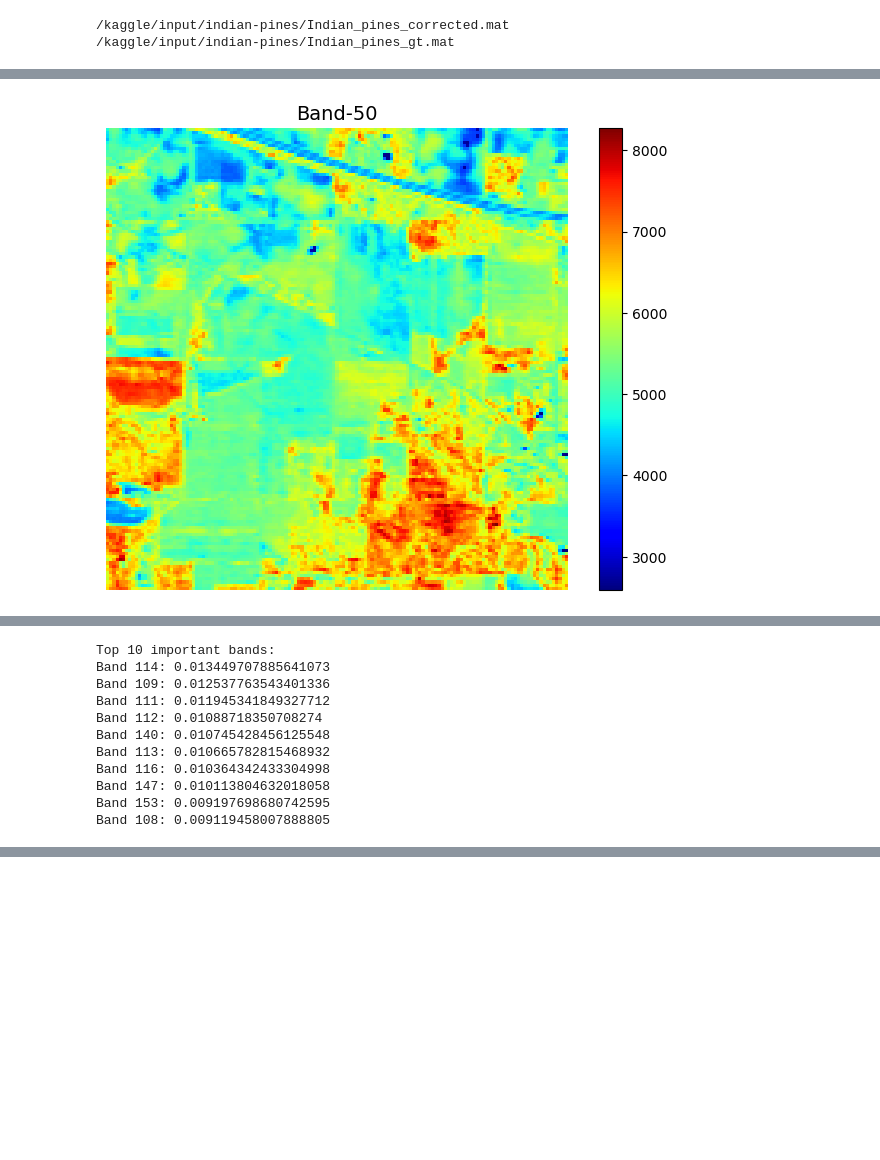
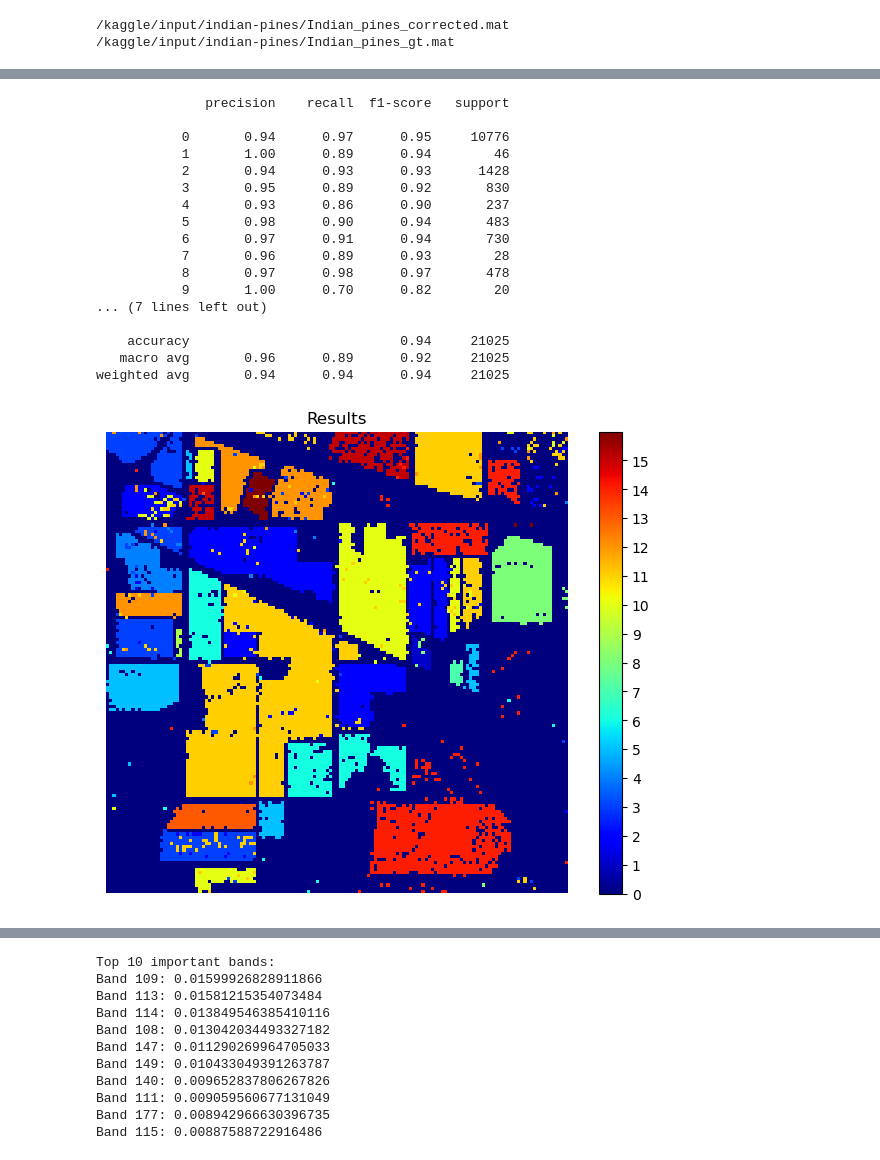
Before and after one commit to Dicer-J/ML_hw, a Jupyter notebook: hw1-indian-pine.ipynb, the cells around one changed output, grey strips where cells are left out. Cells and saved outputs as stored; diff of their text form; code cells hidden in the pictures; blank space fills up the shorter version.

```diff
--- a/hw1-indian-pine.ipynb
+++ b/hw1-indian-pine.ipynb
@@ -109,4 +109,15 @@ Labels shape: (145, 145)
 # %%
+    # 绘制所有数据的预测结果
+    Y_pred = rf.predict(X)
+    print(classification_report(y, Y_pred))
+    Y_pred2 = Y_pred.reshape(145, 145)
+    plt.figure(figsize=(8, 6))
+    plt.imshow(Y_pred2, cmap='jet')
+    plt.axis('off')
+    plt.colorbar(ticks= range(0,16))
+    plt.title("Results")
+    plt.show()
+
     # 绘制随机波段的特征
     plt.figure(figsize=(8, 6))
     band_no = np.random.randint(data.shape[2])
@@ -129,31 +140,48 @@ Labels shape: (145, 145)
     sns.set(font_scale=1)
     sns.heatmap(confusion_matrix(y_test, y_pred), annot=True, fmt='g', cmap='Blues', vmin=0, vmax=200)
     plt.xlabel('Predicted labels')
     plt.ylabel('True labels')
     plt.title('Confusion Matrix')
     plt.show()
 
     # 可视化每个波段的重要性
     importances = rf.feature_importances_
     indices = np.argsort(importances)[::-1]
     plt.figure(figsize=(15, 8))
     plt.title("Feature importances")
     plt.bar(range(X.shape[1]), importances[indices])
     plt.xticks(range(X.shape[1]), indices)
     plt.xlim([-1, X.shape[1]])
     plt.show()
 
     # 显示前10个最重要的波段
     print("Top 10 important bands:")
     for i in range(10):
         print(f"Band {indices[i]}: {importances[indices[i]]}")
 
     # 可视化前两个波段的散点图
     plt.figure(figsize=(12, 12))
     plt.scatter(X[:, indices[0]], X[:, indices[1]], c=y, cmap='jet', alpha=0.7)
     plt.colorbar()
     plt.xlabel(f"Band {indices[0]}")
     plt.ylabel(f"Band {indices[1]}")
     plt.show()
 # %% [output]
+              precision    recall  f1-score   support
+
+           0       0.94      0.97      0.95     10776
+           1       1.00      0.89      0.94        46
+           2       0.94      0.93      0.93      1428
+           3       0.95      0.89      0.92       830
+           4       0.93      0.86      0.90       237
+           5       0.98      0.90      0.94       483
+           6       0.97      0.91      0.94       730
+           7       0.96      0.89      0.93        28
+           8       0.97      0.98      0.97       478
+           9       1.00      0.70      0.82        20
+... (7 lines left out)
+
+    accuracy                           0.94     21025
+   macro avg       0.96      0.89      0.92     21025
+weighted avg       0.94      0.94      0.94     21025
-[figure, old version]
+[figure, new version]
@@ -163,11 +190,0 @@ Labels shape: (145, 145)
-Top 10 important bands:
-Band 114: 0.013449707885641073
-Band 109: 0.012537763543401336
-Band 111: 0.011945341849327712
-Band 112: 0.01088718350708274
-Band 140: 0.010745428456125548
-Band 113: 0.010665782815468932
-Band 116: 0.010364342433304998
-Band 147: 0.010113804632018058
-Band 153: 0.009197698680742595
-Band 108: 0.009119458007888805
@@ -174,0 +192,11 @@ Band 108: 0.009119458007888805
+Top 10 important bands:
+Band 109: 0.01599926828911866
+Band 113: 0.01581215354073484
+Band 114: 0.013849546385410116
+Band 108: 0.013042034493327182
+Band 147: 0.011290269964705033
+Band 149: 0.010433049391263787
+Band 140: 0.009652837806267826
+Band 111: 0.009059560677131049
+Band 177: 0.008942966630396735
+Band 115: 0.00887588722916486
```
Also changed, not shown: parts of 4 cells of this notebook.
